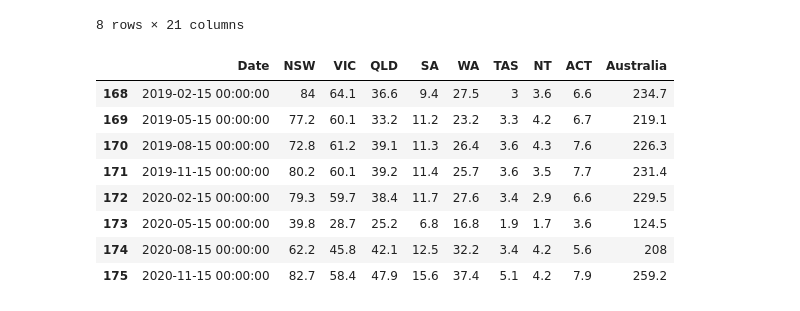
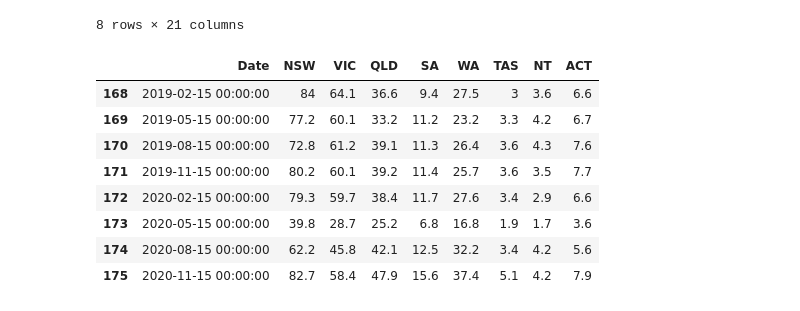
Before and after one commit to dianeyaneza/UWA-Data-Project-2-ETL-SkillsBridge, a Jupyter notebook: Cleanup - Job Vacancies.ipynb, the cells around one changed output. Cells and saved outputs as stored; diff of their text form; code cells hidden in the pictures.

Commit message:
removed totals from tables

```diff
--- a/Cleanup - Job Vacancies.ipynb
+++ b/Cleanup - Job Vacancies.ipynb
@@ -52,18 +52,18 @@ vacancies_df
 8 rows × 21 columns
 # %%
 # narrow down column selection
-vacancies_state = vacancies_df[['Date', 'NSW', 'VIC', 'QLD', 'SA', 'WA', 'TAS', 'NT', 'ACT', 'Australia']].copy()
+vacancies_state = vacancies_df[['Date', 'NSW', 'VIC', 'QLD', 'SA', 'WA', 'TAS', 'NT', 'ACT']].copy()
 vacancies_state
 # %% [output]
-|  | Date | NSW | VIC | QLD | SA | WA | TAS | NT | ACT | Australia |
-| 168 | 2019-02-15 00:00:00 | 84 | 64.1 | 36.6 | 9.4 | 27.5 | 3 | 3.6 | 6.6 | 234.7 |
-| 169 | 2019-05-15 00:00:00 | 77.2 | 60.1 | 33.2 | 11.2 | 23.2 | 3.3 | 4.2 | 6.7 | 219.1 |
-| 170 | 2019-08-15 00:00:00 | 72.8 | 61.2 | 39.1 | 11.3 | 26.4 | 3.6 | 4.3 | 7.6 | 226.3 |
-| 171 | 2019-11-15 00:00:00 | 80.2 | 60.1 | 39.2 | 11.4 | 25.7 | 3.6 | 3.5 | 7.7 | 231.4 |
-| 172 | 2020-02-15 00:00:00 | 79.3 | 59.7 | 38.4 | 11.7 | 27.6 | 3.4 | 2.9 | 6.6 | 229.5 |
-| 173 | 2020-05-15 00:00:00 | 39.8 | 28.7 | 25.2 | 6.8 | 16.8 | 1.9 | 1.7 | 3.6 | 124.5 |
-| 174 | 2020-08-15 00:00:00 | 62.2 | 45.8 | 42.1 | 12.5 | 32.2 | 3.4 | 4.2 | 5.6 | 208 |
-| 175 | 2020-11-15 00:00:00 | 82.7 | 58.4 | 47.9 | 15.6 | 37.4 | 5.1 | 4.2 | 7.9 | 259.2 |
+|  | Date | NSW | VIC | QLD | SA | WA | TAS | NT | ACT |
+| 168 | 2019-02-15 00:00:00 | 84 | 64.1 | 36.6 | 9.4 | 27.5 | 3 | 3.6 | 6.6 |
+| 169 | 2019-05-15 00:00:00 | 77.2 | 60.1 | 33.2 | 11.2 | 23.2 | 3.3 | 4.2 | 6.7 |
+| 170 | 2019-08-15 00:00:00 | 72.8 | 61.2 | 39.1 | 11.3 | 26.4 | 3.6 | 4.3 | 7.6 |
+| 171 | 2019-11-15 00:00:00 | 80.2 | 60.1 | 39.2 | 11.4 | 25.7 | 3.6 | 3.5 | 7.7 |
+| 172 | 2020-02-15 00:00:00 | 79.3 | 59.7 | 38.4 | 11.7 | 27.6 | 3.4 | 2.9 | 6.6 |
+| 173 | 2020-05-15 00:00:00 | 39.8 | 28.7 | 25.2 | 6.8 | 16.8 | 1.9 | 1.7 | 3.6 |
+| 174 | 2020-08-15 00:00:00 | 62.2 | 45.8 | 42.1 | 12.5 | 32.2 | 3.4 | 4.2 | 5.6 |
+| 175 | 2020-11-15 00:00:00 | 82.7 | 58.4 | 47.9 | 15.6 | 37.4 | 5.1 | 4.2 | 7.9 |
 # %%
 # check data types
 vacancies_state.info()
```
Also changed, not shown: parts of 4 cells of this notebook, 7 other files.
